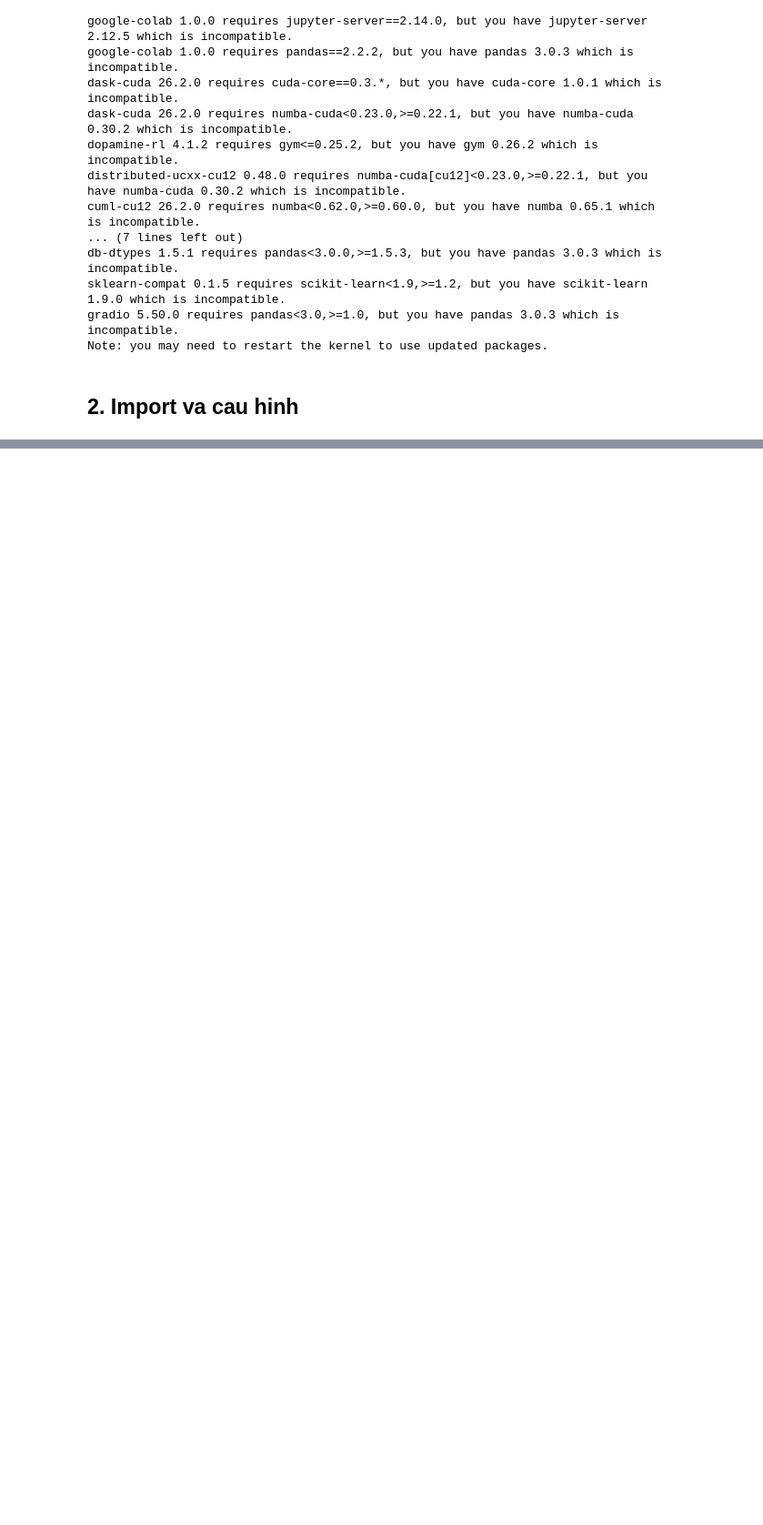
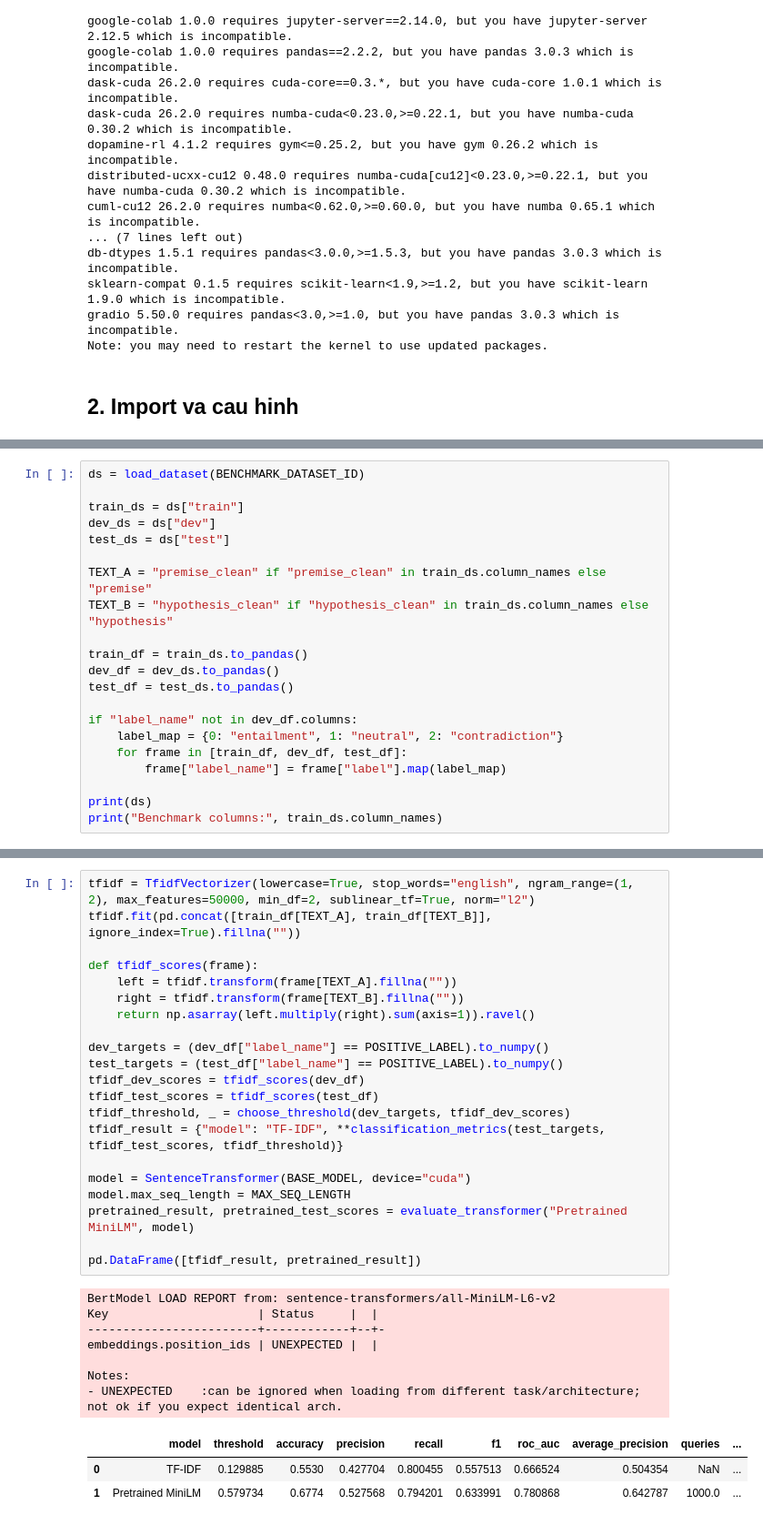
Before and after one commit to PhDQuang/similarity_search, a Jupyter notebook: notebooks/04-train-minilm-pair-score-500k-kaggle.ipynb, the cells around one changed output, grey strips where cells are left out. Shown at 91% size. Saved outputs shown, nothing was run; the diff lists cells and outputs as text; blank space fills up the shorter version.

```diff
--- a/notebooks/03-train-biencoder-kaggle.ipynb
+++ b/notebooks/04-train-minilm-pair-score-500k-kaggle.ipynb
@@ -522,0 +151,21 @@ Bo qua push len Hugging Face.
+# %%
+ds = load_dataset(BENCHMARK_DATASET_ID)
+
+train_ds = ds["train"]
+dev_ds = ds["dev"]
+test_ds = ds["test"]
+
+TEXT_A = "premise_clean" if "premise_clean" in train_ds.column_names else "premise"
+TEXT_B = "hypothesis_clean" if "hypothesis_clean" in train_ds.column_names else "hypothesis"
+
+train_df = train_ds.to_pandas()
+dev_df = dev_ds.to_pandas()
+test_df = test_ds.to_pandas()
+
+if "label_name" not in dev_df.columns:
+    label_map = {0: "entailment", 1: "neutral", 2: "contradiction"}
+    for frame in [train_df, dev_df, test_df]:
+        frame["label_name"] = frame["label"].map(label_map)
+
+print(ds)
+print("Benchmark columns:", train_ds.column_names)
@@ -522,0 +258,32 @@ Bo qua push len Hugging Face.
+# %%
+tfidf = TfidfVectorizer(lowercase=True, stop_words="english", ngram_range=(1, 2), max_features=50000, min_df=2, sublinear_tf=True, norm="l2")
+tfidf.fit(pd.concat([train_df[TEXT_A], train_df[TEXT_B]], ignore_index=True).fillna(""))
+
+def tfidf_scores(frame):
+    left = tfidf.transform(frame[TEXT_A].fillna(""))
+    right = tfidf.transform(frame[TEXT_B].fillna(""))
+    return np.asarray(left.multiply(right).sum(axis=1)).ravel()
+
+dev_targets = (dev_df["label_name"] == POSITIVE_LABEL).to_numpy()
+test_targets = (test_df["label_name"] == POSITIVE_LABEL).to_numpy()
+tfidf_dev_scores = tfidf_scores(dev_df)
+tfidf_test_scores = tfidf_scores(test_df)
+tfidf_threshold, _ = choose_threshold(dev_targets, tfidf_dev_scores)
+tfidf_result = {"model": "TF-IDF", **classification_metrics(test_targets, tfidf_test_scores, tfidf_threshold)}
+
+model = SentenceTransformer(BASE_MODEL, device="cuda")
+model.max_seq_length = MAX_SEQ_LENGTH
+pretrained_result, pretrained_test_scores = evaluate_transformer("Pretrained MiniLM", model)
+
+pd.DataFrame([tfidf_result, pretrained_result])
+# %% [output]
+BertModel LOAD REPORT from: sentence-transformers/all-MiniLM-L6-v2
+Key                     | Status     |  |
+------------------------+------------+--+-
+embeddings.position_ids | UNEXPECTED |  |
+
+Notes:
+- UNEXPECTED    :can be ignored when loading from different task/architecture; not ok if you expect identical arch.
+|  | model | threshold | accuracy | precision | recall | f1 | roc_auc | average_precision | queries | ... |
+| 0 | TF-IDF | 0.129885 | 0.5530 | 0.427704 | 0.800455 | 0.557513 | 0.666524 | 0.504354 | NaN | ... |
+| 1 | Pretrained MiniLM | 0.579734 | 0.6774 | 0.527568 | 0.794201 | 0.633991 | 0.780868 | 0.642787 | 1000.0 | ... |
```
Also changed, not shown: parts of 37 cells of this notebook, 5 other files.
